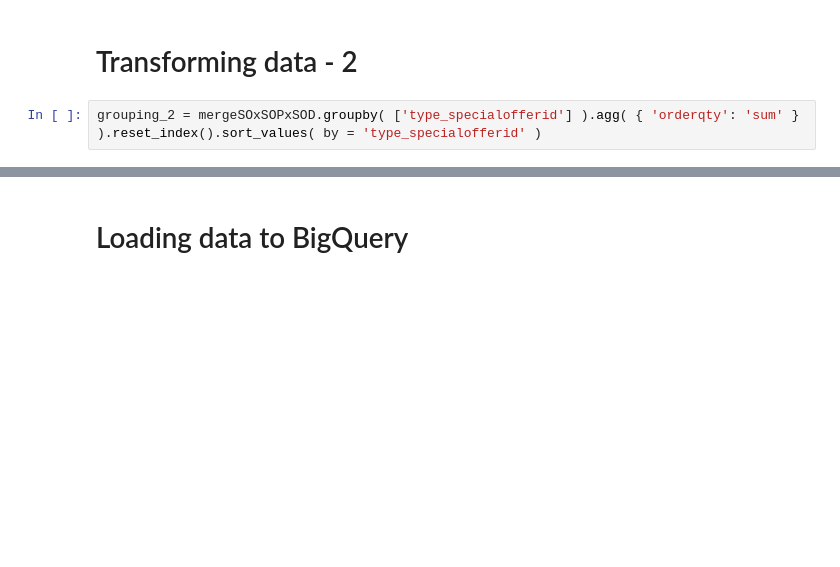
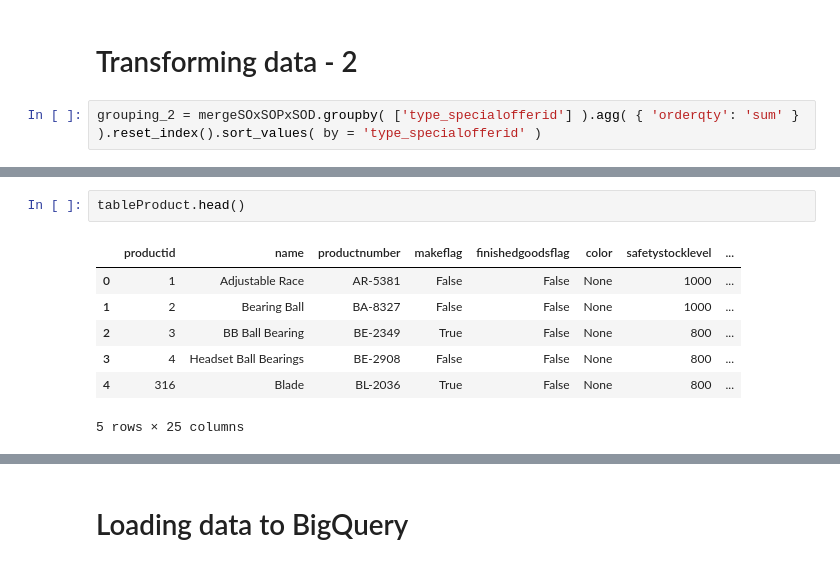
Before and after one commit to antoniomata99/taller1-unbosquebd2, a Jupyter notebook: DataWarehouses.ipynb, the cells around one changed output, grey strips where cells are left out. Cells and saved outputs as stored; diff of their text form; blank space fills up the shorter version.

```diff
--- a/DataWarehouses.ipynb
+++ b/DataWarehouses.ipynb
@@ -216,0 +354,10 @@ grouping_2
+# %%
+tableProduct.head()
+# %% [output]
+|  | productid | name | productnumber | makeflag | finishedgoodsflag | color | safetystocklevel | ... |
+| 0 | 1 | Adjustable Race | AR-5381 | False | False | None | 1000 | ... |
+| 1 | 2 | Bearing Ball | BA-8327 | False | False | None | 1000 | ... |
+| 2 | 3 | BB Ball Bearing | BE-2349 | True | False | None | 800 | ... |
+| 3 | 4 | Headset Ball Bearings | BE-2908 | False | False | None | 800 | ... |
+| 4 | 316 | Blade | BL-2036 | True | False | None | 800 | ... |
+5 rows × 25 columns
```
Also changed, not shown: parts of 44 cells of this notebook.
